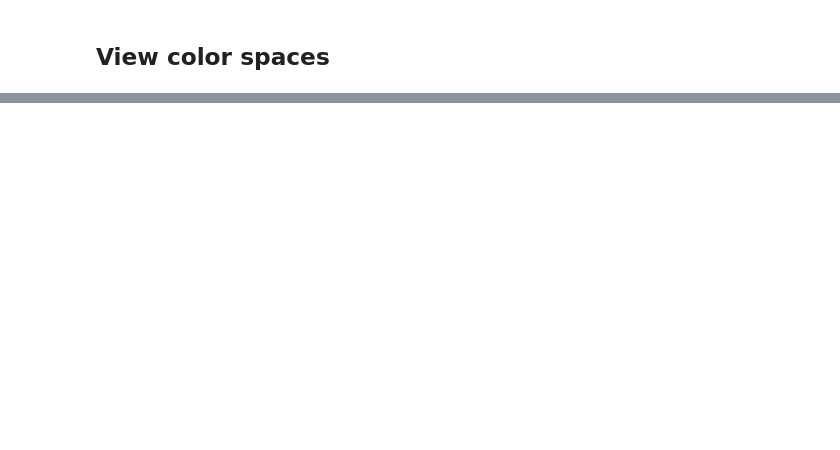
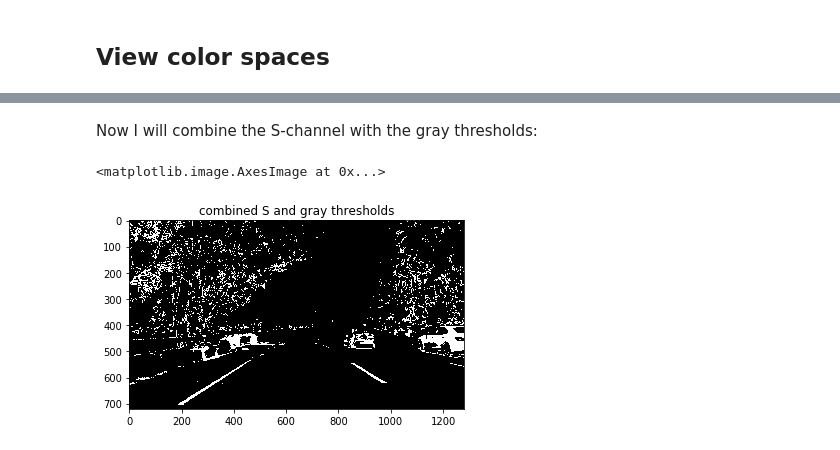
Before and after one commit to Pyrax/CarND-Advanced-Lane-Lines, a Jupyter notebook: src/lane_finding.ipynb, the cells around one changed output, grey strips where cells are left out. Drawn from its saved outputs; the diff is of its cells as text; code cells hidden in the pictures; blank space fills up the shorter version.

```diff
--- a/src/lane_finding.ipynb
+++ b/src/lane_finding.ipynb
@@ -116,0 +72,11 @@ fig = utils.plot_images_as_grid(threshold_images, threshold_labels, images_per_r
+# %% [markdown]
+Now I will combine the S-channel with the gray thresholds:
+# %%
+combined_color_thresholds = imgf.combine_binary(s_threshold, gray_threshold)
+
+ax = plt.gca()
+ax.set_title('combined S and gray thresholds')
+plt.imshow(combined_color_thresholds, cmap='gray')
+# %% [output]
+<matplotlib.image.AxesImage at 0x...>
+[figure, added]
```
Also changed, not shown: parts of 14 cells of this notebook, 2 other files.
